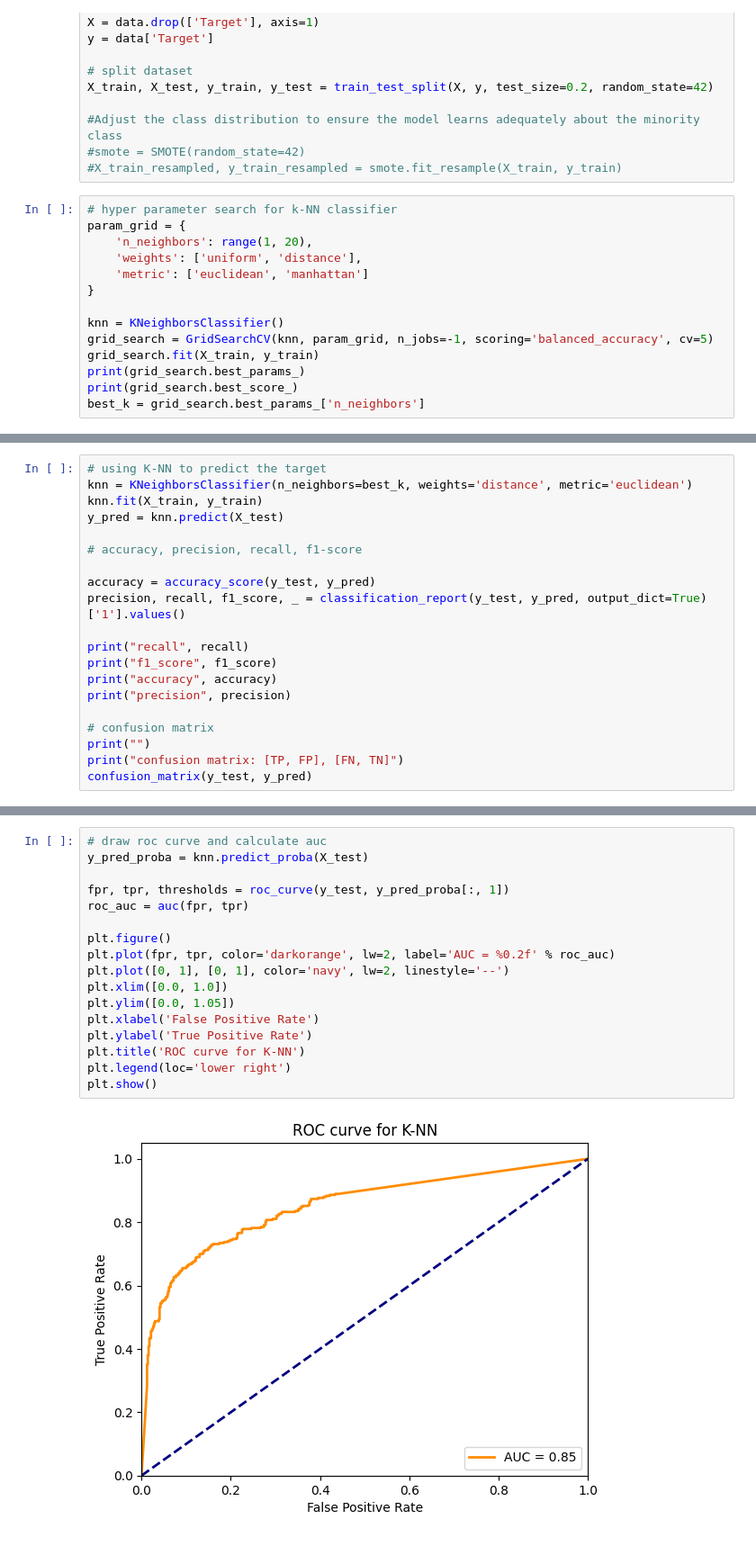
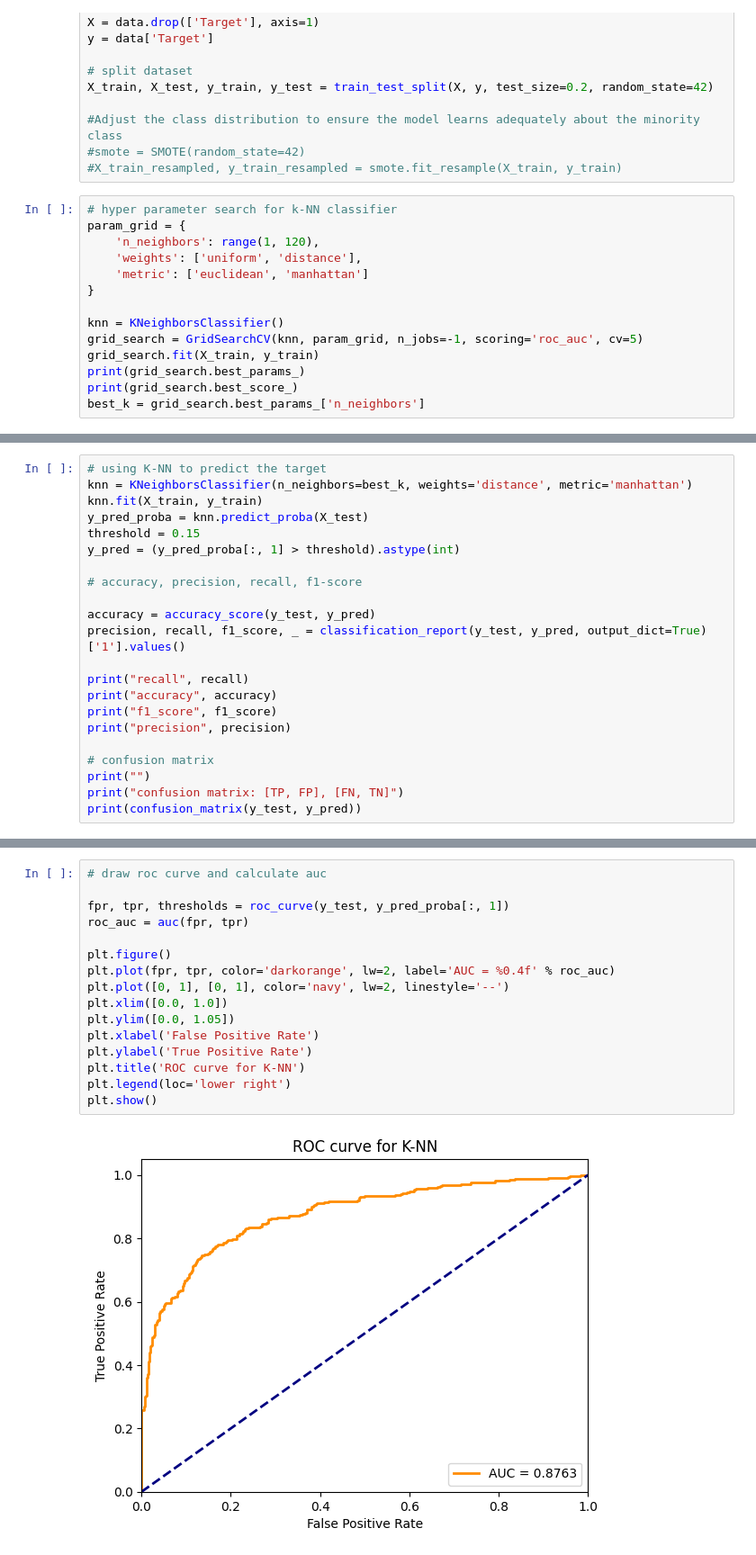
Before and after one commit to jnqian99/academic-performance, a Jupyter notebook: notebooks/6_classification/knn_classify.ipynb, the cells around one changed output, grey strips where cells are left out. Shown at 90% size. Saved outputs shown, nothing was run; the diff lists cells and outputs as text.

```diff
--- a/notebooks/6_classification/knn_classify.ipynb
+++ b/notebooks/6_classification/knn_classify.ipynb
@@ -34,13 +38,13 @@ X_train, X_test, y_train, y_test = train_test_split(X, y, test_size=0.2, random_
 # %%
 # hyper parameter search for k-NN classifier
 param_grid = {
-    'n_neighbors': range(1, 20),
+    'n_neighbors': range(1, 120),
     'weights': ['uniform', 'distance'],
     'metric': ['euclidean', 'manhattan']
 }
 
 knn = KNeighborsClassifier()
-grid_search = GridSearchCV(knn, param_grid, n_jobs=-1, scoring='balanced_accuracy', cv=5)
+grid_search = GridSearchCV(knn, param_grid, n_jobs=-1, scoring='roc_auc', cv=5)
 grid_search.fit(X_train, y_train)
 print(grid_search.best_params_)
 print(grid_search.best_score_)
@@ -62,8 +114,10 @@ recall mean: 0.5972563472563474 recall std: 0.03372460505689185
 # %%
 # using K-NN to predict the target
-knn = KNeighborsClassifier(n_neighbors=best_k, weights='distance', metric='euclidean')
+knn = KNeighborsClassifier(n_neighbors=best_k, weights='distance', metric='manhattan')
 knn.fit(X_train, y_train)
-y_pred = knn.predict(X_test)
+y_pred_proba = knn.predict_proba(X_test)
+threshold = 0.15
+y_pred = (y_pred_proba[:, 1] > threshold).astype(int)
 
 # accuracy, precision, recall, f1-score
 
@@ -71,12 +125,12 @@ accuracy = accuracy_score(y_test, y_pred)
 precision, recall, f1_score, _ = classification_report(y_test, y_pred, output_dict=True)['1'].values()
 
 print("recall", recall)
+print("accuracy", accuracy)
 print("f1_score", f1_score)
-print("accuracy", accuracy)
 print("precision", precision)
 
 # confusion matrix
 print("")
 print("confusion matrix: [TP, FP], [FN, TN]")
-confusion_matrix(y_test, y_pred)
+print(confusion_matrix(y_test, y_pred))
 # %% [output]
@@ -91,19 +145,18 @@ array([[534,  35],
 # %%
 # draw roc curve and calculate auc
-y_pred_proba = knn.predict_proba(X_test)
 
 fpr, tpr, thresholds = roc_curve(y_test, y_pred_proba[:, 1])
 roc_auc = auc(fpr, tpr)
 
 plt.figure()
-plt.plot(fpr, tpr, color='darkorange', lw=2, label='AUC = %0.2f' % roc_auc)
+plt.plot(fpr, tpr, color='darkorange', lw=2, label='AUC = %0.4f' % roc_auc)
 plt.plot([0, 1], [0, 1], color='navy', lw=2, linestyle='--')
 plt.xlim([0.0, 1.0])
 plt.ylim([0.0, 1.05])
 plt.xlabel('False Positive Rate')
 plt.ylabel('True Positive Rate')
 plt.title('ROC curve for K-NN')
 plt.legend(loc='lower right')
 plt.show()
 # %% [output]
-[figure, old version]
+[figure, new version]
```
Also changed, not shown: parts of 6 cells of this notebook, 1 other file.
